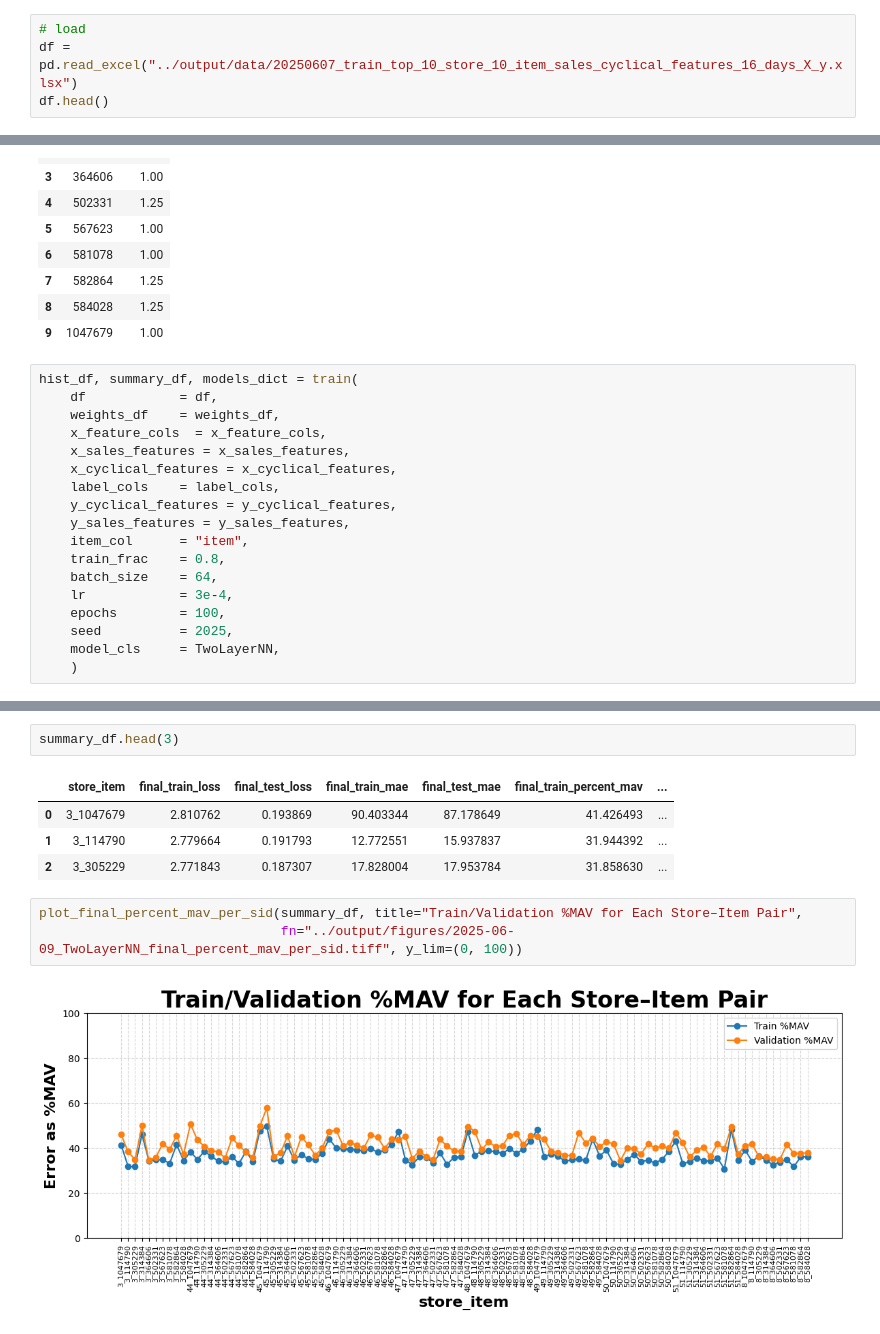
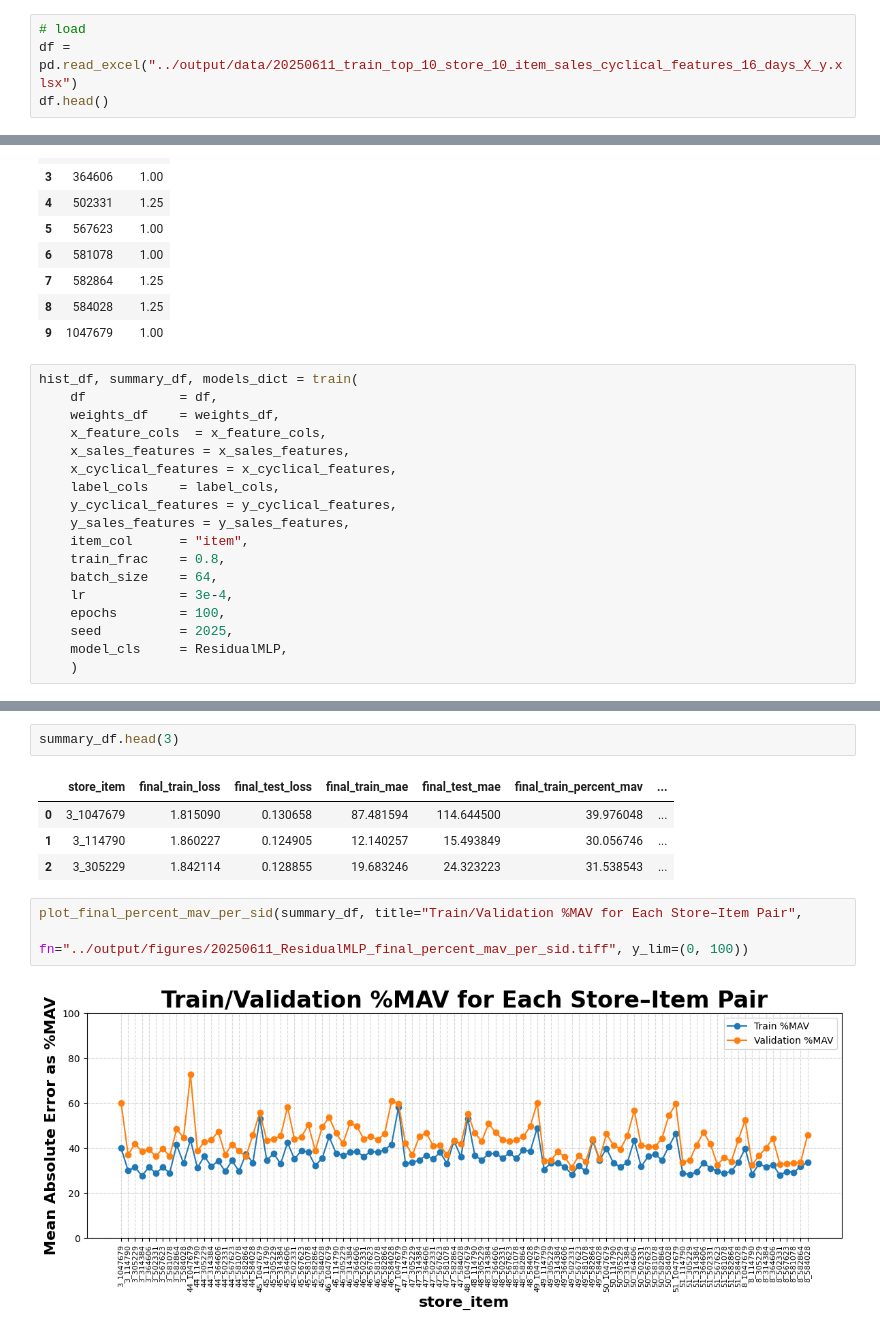
Before and after one commit to ygrepo/kaggle_favorita_grocery_sales_forecasting, a Jupyter notebook: notebook/training.ipynb, the cells around one changed output, grey strips where cells are left out. Cells and saved outputs as stored; diff of their text form.

```diff
--- a/notebook/training.ipynb
+++ b/notebook/training.ipynb
@@ -24,5 +21,5 @@ today_str
 # %%
 # load
-df = pd.read_excel("../output/data/20250607_train_top_10_store_10_item_sales_cyclical_features_16_days_X_y.xlsx")
+df = pd.read_excel("../output/data/20250611_train_top_10_store_10_item_sales_cyclical_features_16_days_X_y.xlsx")
 df.head()
 # %% [output]
@@ -117,6 +114,6 @@ hist_df, summary_df, models_dict = train(
     lr            = 3e-4,
     epochs        = 100,
     seed          = 2025,
-    model_cls     = TwoLayerNN,
+    model_cls     = ResidualMLP,
     )
 # %% [output]
@@ -336,14 +333,14 @@ hist_df.head(3)
 summary_df.head(3)
 # %% [output]
 |  | store_item | final_train_loss | final_test_loss | final_train_mae | final_test_mae | final_train_percent_mav | ... |
-| 0 | 3_1047679 | 2.810762 | 0.193869 | 90.403344 | 87.178649 | 41.426493 | ... |
-| 1 | 3_114790 | 2.779664 | 0.191793 | 12.772551 | 15.937837 | 31.944392 | ... |
-| 2 | 3_305229 | 2.771843 | 0.187307 | 17.828004 | 17.953784 | 31.858630 | ... |
+| 0 | 3_1047679 | 1.815090 | 0.130658 | 87.481594 | 114.644500 | 39.976048 | ... |
+| 1 | 3_114790 | 1.860227 | 0.124905 | 12.140257 | 15.493849 | 30.056746 | ... |
+| 2 | 3_305229 | 1.842114 | 0.128855 | 19.683246 | 24.323223 | 31.538543 | ... |
 # %%
 plot_final_percent_mav_per_sid(summary_df, title="Train/Validation %MAV for Each Store–Item Pair",
-                               fn="../output/figures/2025-06-09_TwoLayerNN_final_percent_mav_per_sid.tiff", y_lim=(0, 100))
+                               fn="../output/figures/20250611_ResidualMLP_final_percent_mav_per_sid.tiff", y_lim=(0, 100))
 # %% [output]
-[figure, old version]
+[figure, new version]
 # %%
 # plot_all_sids_losses(hist_df,
 #                      overall_title="Loss Curves for All Store Items",
```
Also changed, not shown: parts of 13 cells of this notebook, 4 other files.
